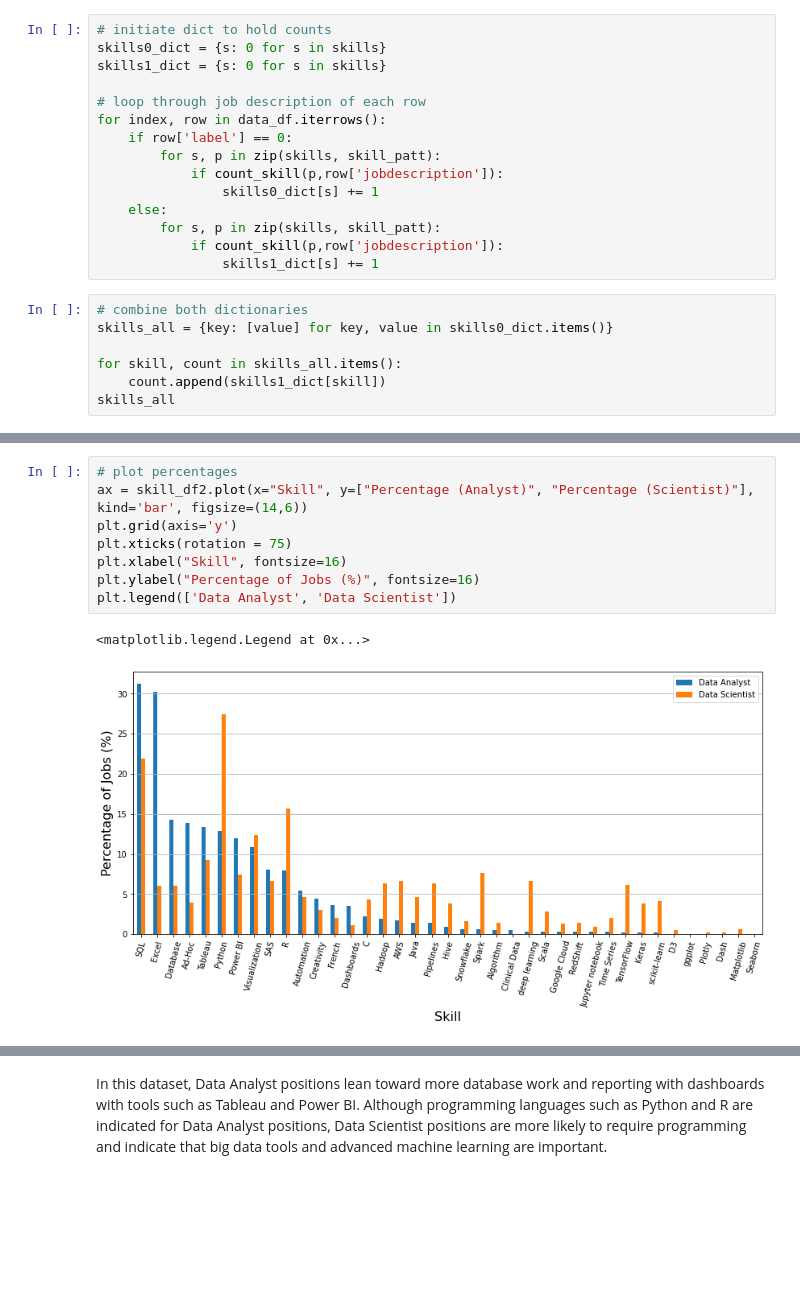
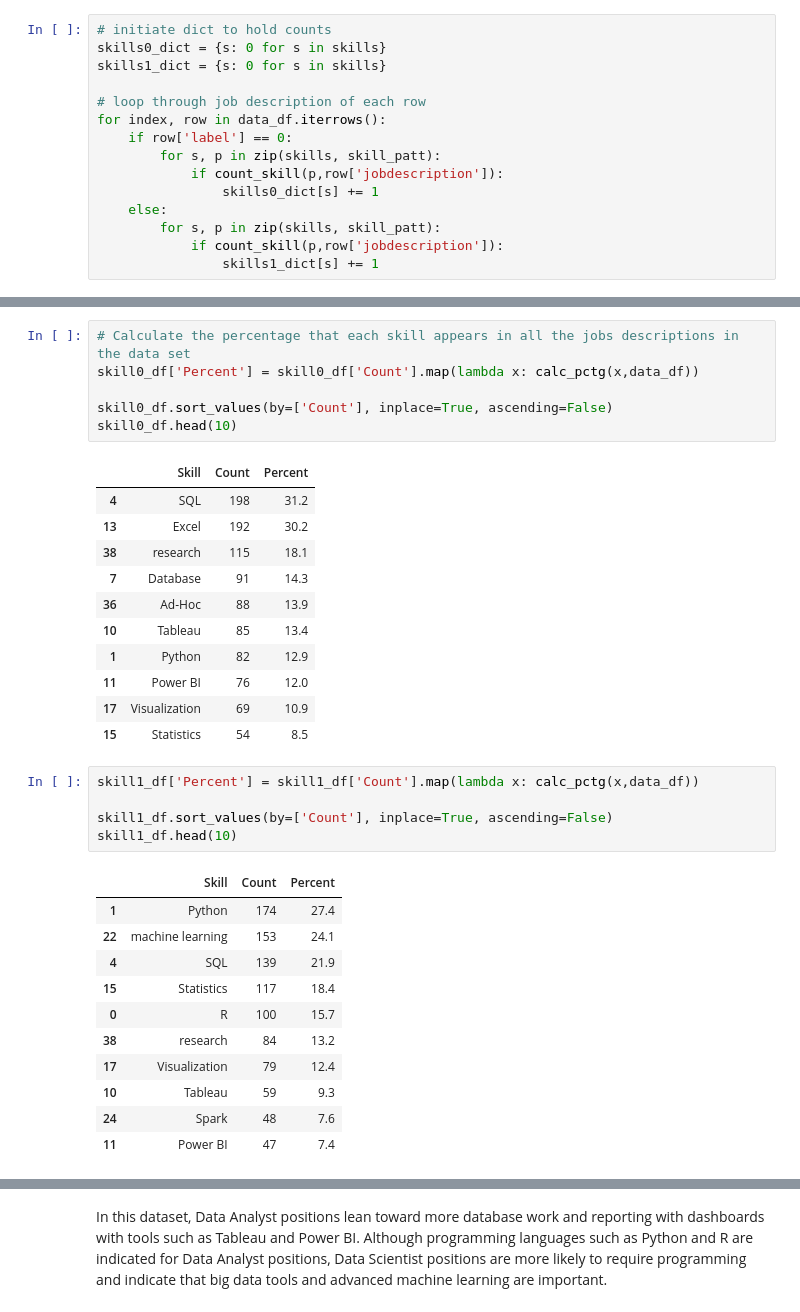
Before and after one commit to jma199/nlp-jobmarket, a Jupyter notebook: 2 main_jobdesc_eda_sql.ipynb, the cells around one changed output, grey strips where cells are left out. Saved outputs shown, nothing was run; the diff lists cells and outputs as text; blank space fills up the shorter version.

```diff
--- a/2 main_jobdesc_eda_sql.ipynb
+++ b/2 main_jobdesc_eda_sql.ipynb
@@ -544,10 +545,3 @@ for index, row in data_df.iterrows():
         for s, p in zip(skills, skill_patt):
             if count_skill(p,row['jobdescription']):
                 skills1_dict[s] += 1
-# %%
-# combine both dictionaries
-skills_all = {key: [value] for key, value in skills0_dict.items()}
-
-for skill, count in skills_all.items():
-    count.append(skills1_dict[skill])
-skills_all
@@ -604,11 +576,35 @@ skill_df2.head()
-# %%
-# plot percentages
-ax = skill_df2.plot(x="Skill", y=["Percentage (Analyst)", "Percentage (Scientist)"], kind='bar', figsize=(14,6))
-plt.grid(axis='y')
-plt.xticks(rotation = 75)
-plt.xlabel("Skill", fontsize=16)
-plt.ylabel("Percentage of Jobs (%)", fontsize=16)
-plt.legend(['Data Analyst', 'Data Scientist'])
-# %% [output]
-<matplotlib.legend.Legend at 0x...>
-[figure, removed]
+# %%
+# Calculate the percentage that each skill appears in all the jobs descriptions in the data set
+skill0_df['Percent'] = skill0_df['Count'].map(lambda x: calc_pctg(x,data_df))
+
+skill0_df.sort_values(by=['Count'], inplace=True, ascending=False)
+skill0_df.head(10)
+# %% [output]
+|  | Skill | Count | Percent |
+| 4 | SQL | 198 | 31.2 |
+| 13 | Excel | 192 | 30.2 |
+| 38 | research | 115 | 18.1 |
+| 7 | Database | 91 | 14.3 |
+| 36 | Ad-Hoc | 88 | 13.9 |
+| 10 | Tableau | 85 | 13.4 |
+| 1 | Python | 82 | 12.9 |
+| 11 | Power BI | 76 | 12.0 |
+| 17 | Visualization | 69 | 10.9 |
+| 15 | Statistics | 54 | 8.5 |
+# %%
+skill1_df['Percent'] = skill1_df['Count'].map(lambda x: calc_pctg(x,data_df))
+
+skill1_df.sort_values(by=['Count'], inplace=True, ascending=False)
+skill1_df.head(10)
+# %% [output]
+|  | Skill | Count | Percent |
+| 1 | Python | 174 | 27.4 |
+| 22 | machine learning | 153 | 24.1 |
+| 4 | SQL | 139 | 21.9 |
+| 15 | Statistics | 117 | 18.4 |
+| 0 | R | 100 | 15.7 |
+| 38 | research | 84 | 13.2 |
+| 17 | Visualization | 79 | 12.4 |
+| 10 | Tableau | 59 | 9.3 |
+| 24 | Spark | 48 | 7.6 |
+| 11 | Power BI | 47 | 7.4 |
```
Also changed, not shown: parts of 11 cells of this notebook.
